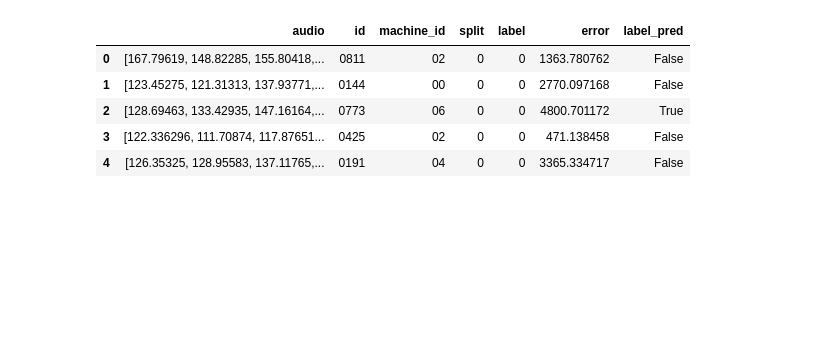
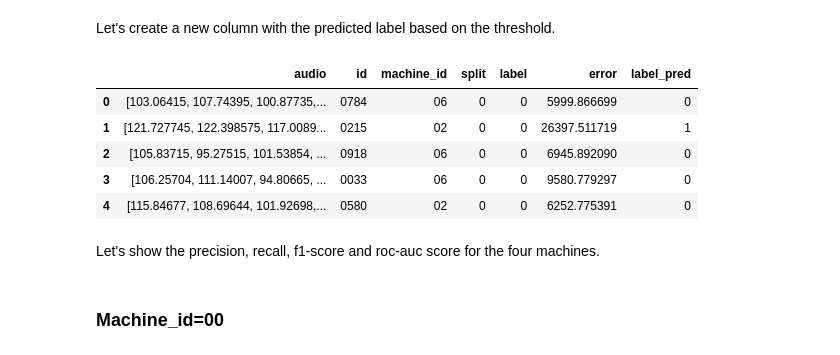
Before and after one commit to xiaoxi-david/malfunctioning-machines, a Jupyter notebook: development/jupyter/notebooks/7-AE-model.ipynb, the cells around one changed output. Drawn from its saved outputs; the diff is of its cells as text; code cells hidden in the pictures; blank space fills up the shorter version.

```diff
--- a/development/jupyter/notebooks/7-AE-model.ipynb
+++ b/development/jupyter/notebooks/7-AE-model.ipynb
@@ -305,14 +375,21 @@ print(threshold)
+# %% [markdown]
+Let's create a new column with the predicted label based on the threshold.
 # %%
 audios_df["label_pred"] = audios_df["error"] > threshold
+
+audios_df = audios_df.astype({"label_pred": "int"})
+audios_df.head()
+# %% [output]
+|  | audio | id | machine_id | split | label | error | label_pred |
+| 0 | [103.06415, 107.74395, 100.87735,... | 0784 | 06 | 0 | 0 | 5999.866699 | 0 |
+| 1 | [121.727745, 122.398575, 117.0089... | 0215 | 02 | 0 | 0 | 26397.511719 | 1 |
+| 2 | [105.83715, 95.27515, 101.53854, ... | 0918 | 06 | 0 | 0 | 6945.892090 | 0 |
+| 3 | [106.25704, 111.14007, 94.80665, ... | 0033 | 06 | 0 | 0 | 9580.779297 | 0 |
+| 4 | [115.84677, 108.69644, 101.92698,... | 0580 | 02 | 0 | 0 | 6252.775391 | 0 |
-# %%
-audios_df.head()
-# %% [output]
-|  | audio | id | machine_id | split | label | error | label_pred |
-| 0 | [167.79619, 148.82285, 155.80418,... | 0811 | 02 | 0 | 0 | 1363.780762 | False |
-| 1 | [123.45275, 121.31313, 137.93771,... | 0144 | 00 | 0 | 0 | 2770.097168 | False |
-| 2 | [128.69463, 133.42935, 147.16164,... | 0773 | 06 | 0 | 0 | 4800.701172 | True |
-| 3 | [122.336296, 111.70874, 117.87651... | 0425 | 02 | 0 | 0 | 471.138458 | False |
-| 4 | [126.35325, 128.95583, 137.11765,... | 0191 | 04 | 0 | 0 | 3365.334717 | False |
+# %% [markdown]
+Let's show the precision, recall, f1-score and roc-auc score for the four machines.
+# %% [markdown]
+### Machine_id=00
 # %%
 machine_id = "00"
 temp = (
```
Also changed, not shown: parts of 57 cells of this notebook, 14 other files.
